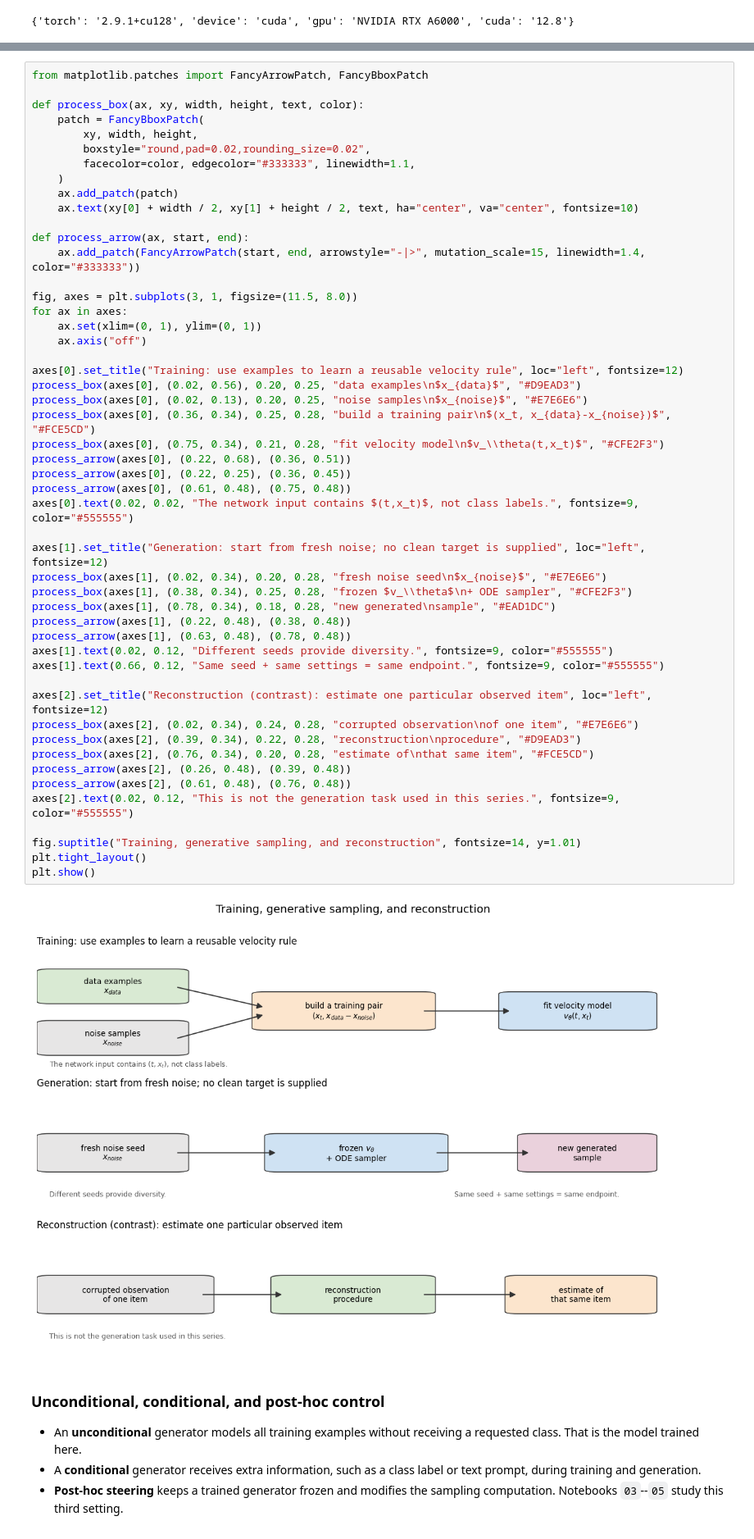
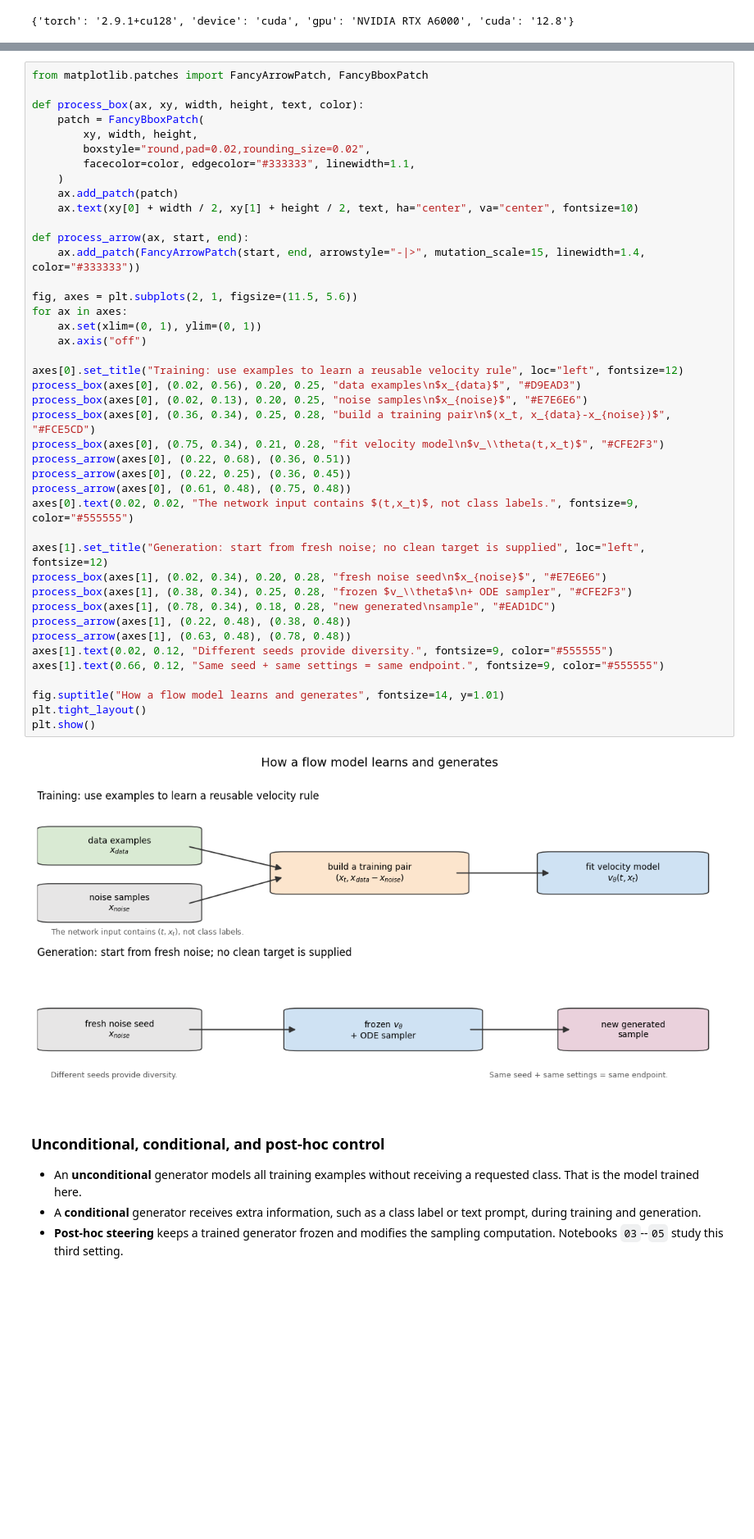
Before and after one commit to isotrivial/diffusion-steering-preclass-notes, a Jupyter notebook: notebooks/toy_data/executed/00_diffusion_and_flow_matching_foundations.ipynb, the cells around one changed output, grey strips where cells are left out. Shown at 82% size. Drawn from its saved outputs; the diff is of its cells as text; blank space fills up the shorter version.

```diff
--- a/notebooks/toy_data/executed/00_diffusion_and_flow_matching_foundations.ipynb
+++ b/notebooks/toy_data/executed/00_diffusion_and_flow_matching_foundations.ipynb
@@ -76,44 +69,36 @@ def process_box(ax, xy, width, height, text, color):
 
 def process_arrow(ax, start, end):
     ax.add_patch(FancyArrowPatch(start, end, arrowstyle="-|>", mutation_scale=15, linewidth=1.4, color="#333333"))
 
-fig, axes = plt.subplots(3, 1, figsize=(11.5, 8.0))
+fig, axes = plt.subplots(2, 1, figsize=(11.5, 5.6))
 for ax in axes:
     ax.set(xlim=(0, 1), ylim=(0, 1))
     ax.axis("off")
 
 axes[0].set_title("Training: use examples to learn a reusable velocity rule", loc="left", fontsize=12)
 process_box(axes[0], (0.02, 0.56), 0.20, 0.25, "data examples\n$x_{data}$", "#D9EAD3")
 process_box(axes[0], (0.02, 0.13), 0.20, 0.25, "noise samples\n$x_{noise}$", "#E7E6E6")
 process_box(axes[0], (0.36, 0.34), 0.25, 0.28, "build a training pair\n$(x_t, x_{data}-x_{noise})$", "#FCE5CD")
 process_box(axes[0], (0.75, 0.34), 0.21, 0.28, "fit velocity model\n$v_\\theta(t,x_t)$", "#CFE2F3")
 process_arrow(axes[0], (0.22, 0.68), (0.36, 0.51))
 process_arrow(axes[0], (0.22, 0.25), (0.36, 0.45))
 process_arrow(axes[0], (0.61, 0.48), (0.75, 0.48))
 axes[0].text(0.02, 0.02, "The network input contains $(t,x_t)$, not class labels.", fontsize=9, color="#555555")
 
 axes[1].set_title("Generation: start from fresh noise; no clean target is supplied", loc="left", fontsize=12)
 process_box(axes[1], (0.02, 0.34), 0.20, 0.28, "fresh noise seed\n$x_{noise}$", "#E7E6E6")
 process_box(axes[1], (0.38, 0.34), 0.25, 0.28, "frozen $v_\\theta$\n+ ODE sampler", "#CFE2F3")
 process_box(axes[1], (0.78, 0.34), 0.18, 0.28, "new generated\nsample", "#EAD1DC")
 process_arrow(axes[1], (0.22, 0.48), (0.38, 0.48))
 process_arrow(axes[1], (0.63, 0.48), (0.78, 0.48))
 axes[1].text(0.02, 0.12, "Different seeds provide diversity.", fontsize=9, color="#555555")
 axes[1].text(0.66, 0.12, "Same seed + same settings = same endpoint.", fontsize=9, color="#555555")
 
-axes[2].set_title("Reconstruction (contrast): estimate one particular observed item", loc="left", fontsize=12)
-process_box(axes[2], (0.02, 0.34), 0.24, 0.28, "corrupted observation\nof one item", "#E7E6E6")
-process_box(axes[2], (0.39, 0.34), 0.22, 0.28, "reconstruction\nprocedure", "#D9EAD3")
-process_box(axes[2], (0.76, 0.34), 0.20, 0.28, "estimate of\nthat same item", "#FCE5CD")
-process_arrow(axes[2], (0.26, 0.48), (0.39, 0.48))
-process_arrow(axes[2], (0.61, 0.48), (0.76, 0.48))
-axes[2].text(0.02, 0.12, "This is not the generation task used in this series.", fontsize=9, color="#555555")
-
-fig.suptitle("Training, generative sampling, and reconstruction", fontsize=14, y=1.01)
+fig.suptitle("How a flow model learns and generates", fontsize=14, y=1.01)
 plt.tight_layout()
 plt.show()
 # %% [output]
-[figure, old version]
+[figure, new version]
 # %% [markdown]
 ### Unconditional, conditional, and post-hoc control
 
```
Also changed, not shown: parts of 4 cells of this notebook, 9 other files.
